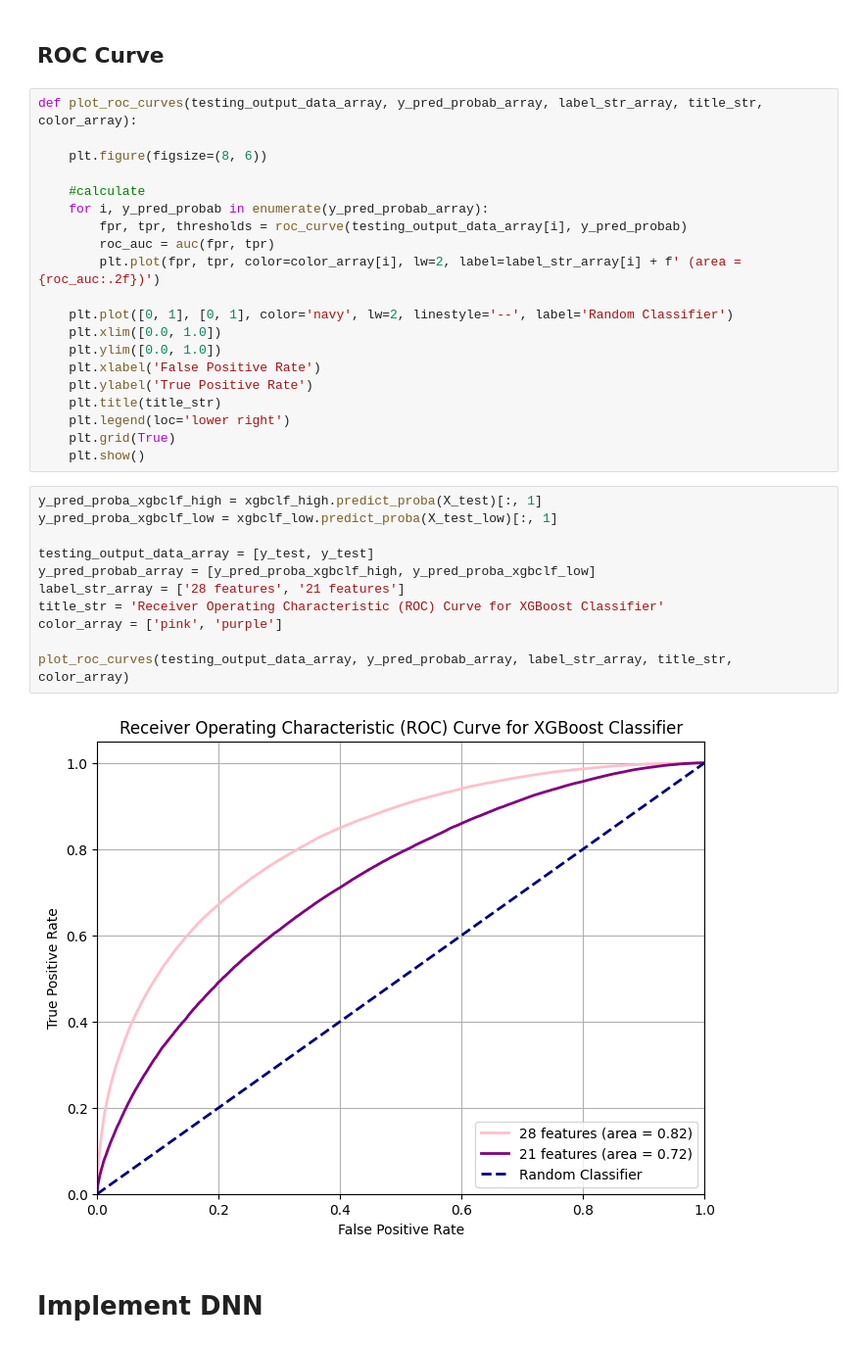
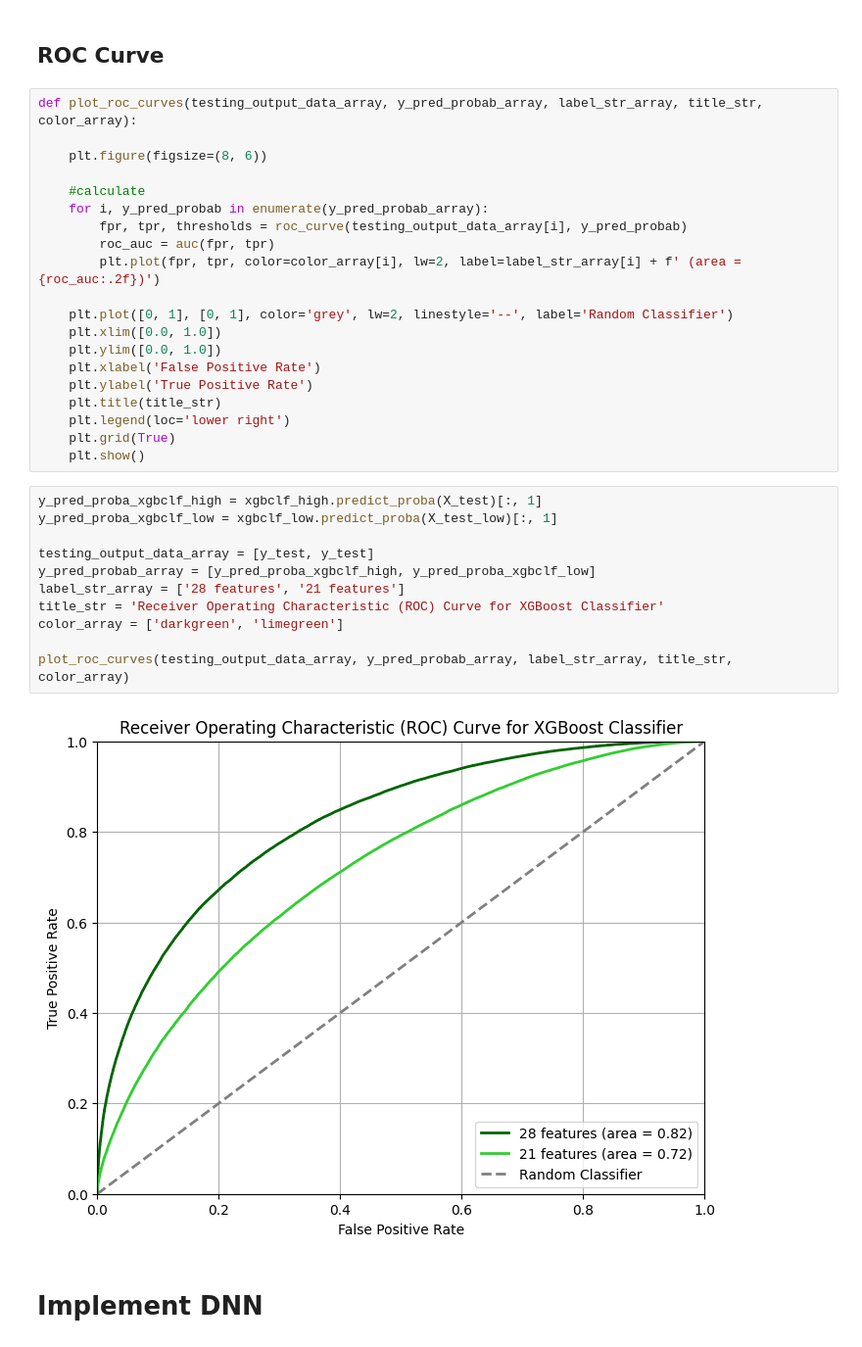
Before and after one commit to lbovet8/phys152-2026, a Jupyter notebook: Projects/HiggsProject.ipynb, the cells around one changed output. Shown at 98% size. Drawn from its saved outputs; the diff is of its cells as text.

```diff
--- a/Projects/HiggsProject.ipynb
+++ b/Projects/HiggsProject.ipynb
@@ -184,7 +194,7 @@ def plot_roc_curves(testing_output_data_array, y_pred_probab_array, label_str_ar
         roc_auc = auc(fpr, tpr)
         plt.plot(fpr, tpr, color=color_array[i], lw=2, label=label_str_array[i] + f' (area = {roc_auc:.2f})')
 
-    plt.plot([0, 1], [0, 1], color='navy', lw=2, linestyle='--', label='Random Classifier')
+    plt.plot([0, 1], [0, 1], color='grey', lw=2, linestyle='--', label='Random Classifier')
     plt.xlim([0.0, 1.0])
     plt.ylim([0.0, 1.0])
     plt.xlabel('False Positive Rate')
@@ -196,16 +206,16 @@ def plot_roc_curves(testing_output_data_array, y_pred_probab_array, label_str_ar
 # %%
 y_pred_proba_xgbclf_high = xgbclf_high.predict_proba(X_test)[:, 1]
 y_pred_proba_xgbclf_low = xgbclf_low.predict_proba(X_test_low)[:, 1]
 
 testing_output_data_array = [y_test, y_test]
 y_pred_probab_array = [y_pred_proba_xgbclf_high, y_pred_proba_xgbclf_low]
 label_str_array = ['28 features', '21 features']
 title_str = 'Receiver Operating Characteristic (ROC) Curve for XGBoost Classifier'
-color_array = ['pink', 'purple']
+color_array = ['darkgreen', 'limegreen']
 
 plot_roc_curves(testing_output_data_array, y_pred_probab_array, label_str_array, title_str, color_array)
 # %% [output]
-[figure, old version]
+[figure, new version]
 # %% [markdown]
 # Implement DNN
 # %%
```
Also changed, not shown: parts of 14 cells of this notebook.
